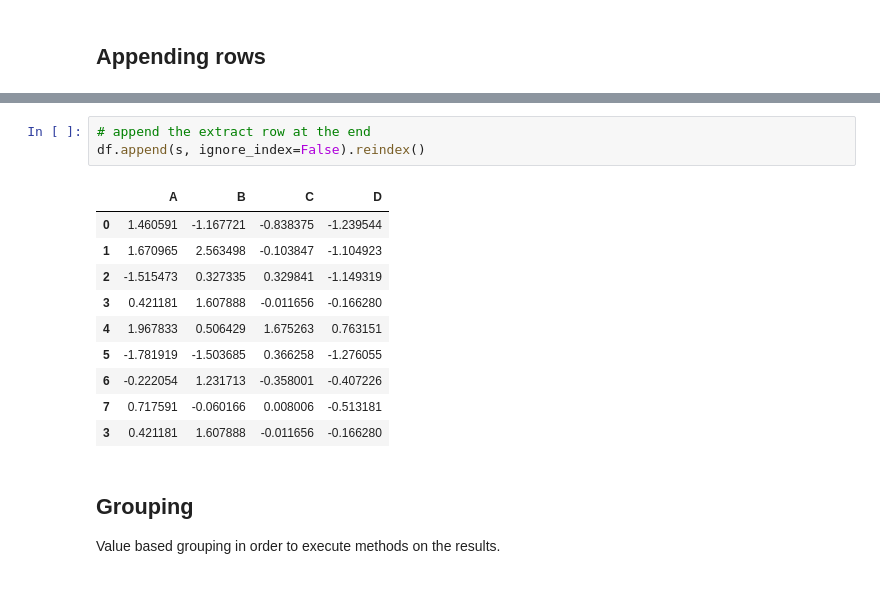
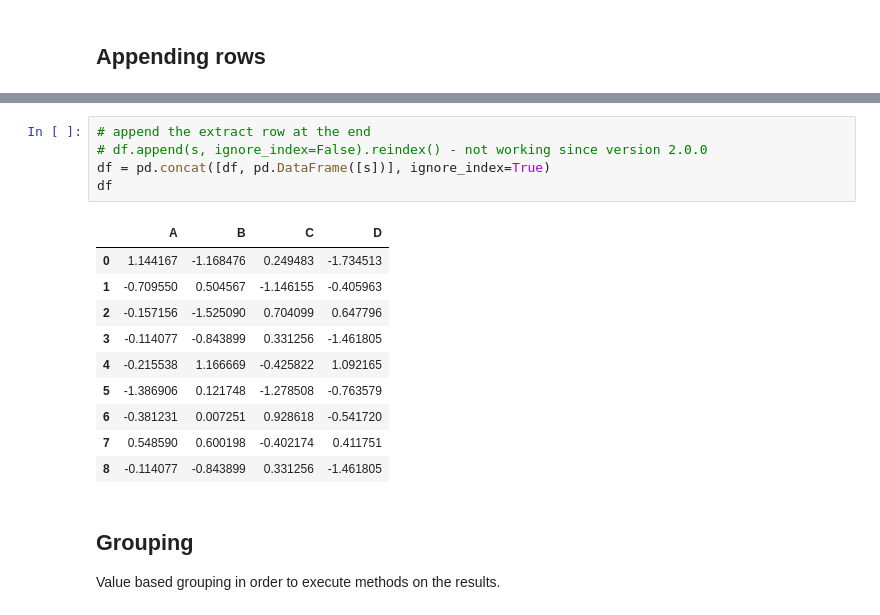
Before and after one commit to LUMC/python-course, a Jupyter notebook: pandas/pandas.ipynb, the cells around one changed output, grey strips where cells are left out. Cells and saved outputs as stored; diff of their text form.

```diff
--- a/pandas/pandas.ipynb
+++ b/pandas/pandas.ipynb
@@ -689,18 +689,20 @@ D   -0.166280
 Name: 3, dtype: float64
 # %%
 # append the extract row at the end
-df.append(s, ignore_index=False).reindex()
+# df.append(s, ignore_index=False).reindex() - not working since version 2.0.0
+df = pd.concat([df, pd.DataFrame([s])], ignore_index=True)
+df
 # %% [output]
 |  | A | B | C | D |
-| 0 | 1.460591 | -1.167721 | -0.838375 | -1.239544 |
-| 1 | 1.670965 | 2.563498 | -0.103847 | -1.104923 |
-| 2 | -1.515473 | 0.327335 | 0.329841 | -1.149319 |
-| 3 | 0.421181 | 1.607888 | -0.011656 | -0.166280 |
-| 4 | 1.967833 | 0.506429 | 1.675263 | 0.763151 |
-| 5 | -1.781919 | -1.503685 | 0.366258 | -1.276055 |
-| 6 | -0.222054 | 1.231713 | -0.358001 | -0.407226 |
-| 7 | 0.717591 | -0.060166 | 0.008006 | -0.513181 |
-| 3 | 0.421181 | 1.607888 | -0.011656 | -0.166280 |
+| 0 | 1.144167 | -1.168476 | 0.249483 | -1.734513 |
+| 1 | -0.709550 | 0.504567 | -1.146155 | -0.405963 |
+| 2 | -0.157156 | -1.525090 | 0.704099 | 0.647796 |
+| 3 | -0.114077 | -0.843899 | 0.331256 | -1.461805 |
+| 4 | -0.215538 | 1.166669 | -0.425822 | 1.092165 |
+| 5 | -1.386906 | 0.121748 | -1.278508 | -0.763579 |
+| 6 | -0.381231 | 0.007251 | 0.928618 | -0.541720 |
+| 7 | 0.548590 | 0.600198 | -0.402174 | 0.411751 |
+| 8 | -0.114077 | -0.843899 | 0.331256 | -1.461805 |
 # %% [markdown]
 ## Grouping
 
```
Also changed, not shown: parts of 53 cells of this notebook, 1 other file.
